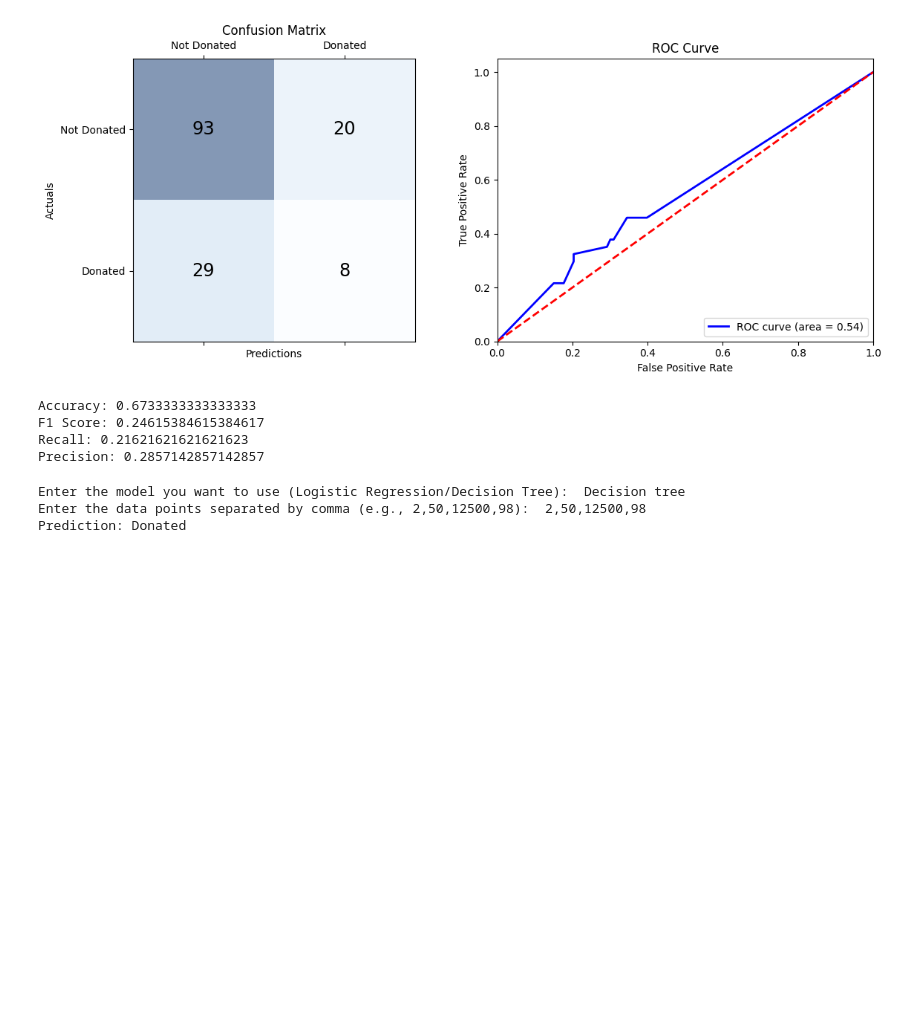
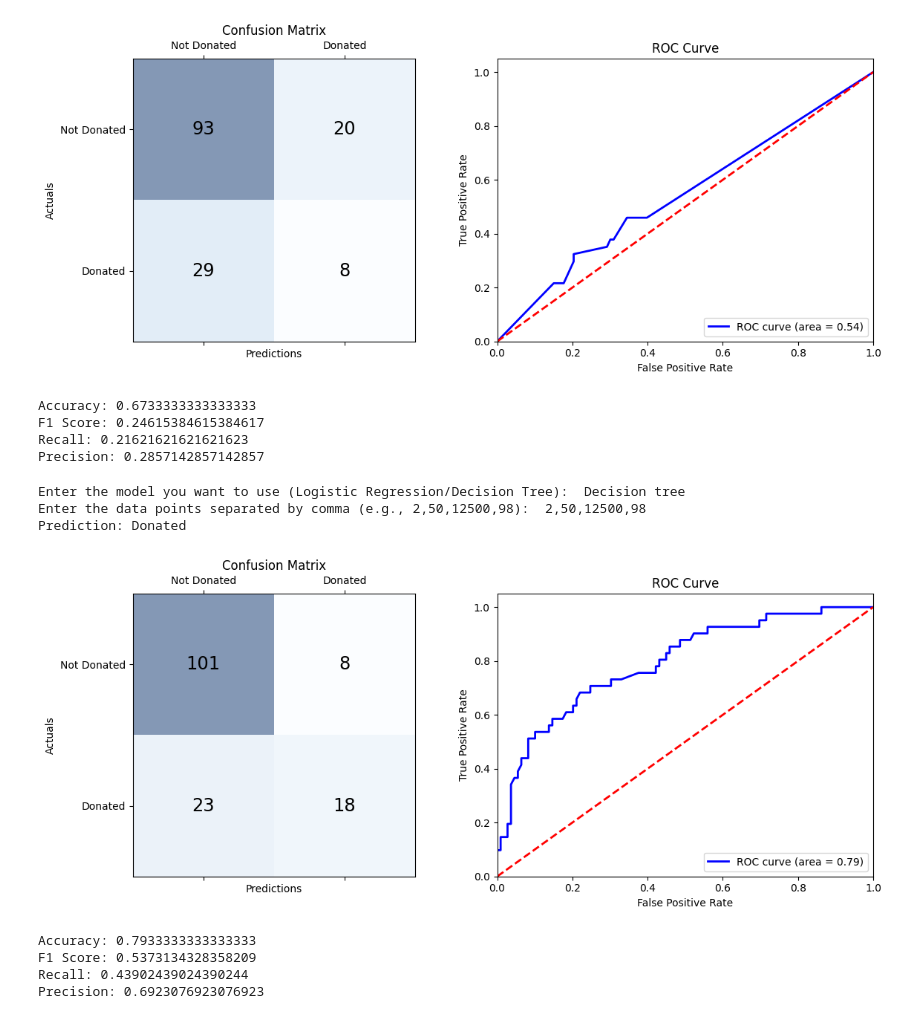
Before and after one commit to shreeshsingh28/Blood-Donation-Prediction, a Jupyter notebook: BloodDonationPredition.ipynb, the cells around one changed output. Drawn from its saved outputs; the diff is of its cells as text; code cells hidden in the pictures; blank space fills up the shorter version.

Commit message:
implemented Neural Network Model

```diff
--- a/BloodDonationPredition.ipynb
+++ b/BloodDonationPredition.ipynb
@@ -185,3 +185,74 @@ print(f"Prediction: {prediction}")
 Enter the model you want to use (Logistic Regression/Decision Tree):  Decision tree
 Enter the data points separated by comma (e.g., 2,50,12500,98):  2,50,12500,98
 Prediction: Donated
+# %%
+import pandas as pd
+from sklearn.model_selection import train_test_split
+from sklearn.preprocessing import StandardScaler
+from sklearn.neural_network import MLPClassifier
+from sklearn.metrics import confusion_matrix, accuracy_score, f1_score, recall_score, precision_score, roc_curve, auc
+import matplotlib.pyplot as plt
+
+file_path = 'transfusion.csv'
+data = pd.read_csv(file_path)
+
+X = data.drop('whether he/she donated blood in March 2007', axis=1)
+y = data['whether he/she donated blood in March 2007']
+
+X_train, X_test, y_train, y_test = train_test_split(X, y, test_size=0.2, random_state=1)
+
+scaler = StandardScaler()
+X_train_scaled = scaler.fit_transform(X_train)
+X_test_scaled = scaler.transform(X_test)
+
+model = MLPClassifier(solver='lbfgs', alpha=1e-5, hidden_layer_sizes=(5, 2), random_state=1)
+model.fit(X_train_scaled, y_train)
+
+y_pred = model.predict(X_test_scaled)
+y_pred_proba = model.predict_proba(X_test_scaled)[:,1]
+
+conf_matrix = confusion_matrix(y_test, y_pred)
+accuracy = accuracy_score(y_test, y_pred)
+f1 = f1_score(y_test, y_pred)
+recall = recall_score(y_test, y_pred)
+precision = precision_score(y_test, y_pred)
+
+fpr, tpr, thresholds = roc_curve(y_test, y_pred_proba)
+roc_auc = auc(fpr, tpr)
+
+fig, ax = plt.subplots(1, 2, figsize=(12, 5))
+
+ax[0].matshow(conf_matrix, cmap=plt.cm.Blues, alpha=0.5)
+for i in range(conf_matrix.shape[0]):
+    for j in range(conf_matrix.shape[1]):
+        ax[0].text(x=j, y=i, s=conf_matrix[i, j], va='center', ha='center', size='xx-large')
+ax[0].set_xlabel('Predictions')
+ax[0].set_ylabel('Actuals')
+ax[0].set_title('Confusion Matrix')
+ax[0].set_xticks([0,1])
+ax[0].set_yticks([0,1])
+ax[0].set_xticklabels(['Not Donated', 'Donated'])
+ax[0].set_yticklabels(['Not Donated', 'Donated'])
+
+ax[1].plot(fpr, tpr, color='blue', lw=2, label='ROC curve (area = %0.2f)' % roc_auc)
+ax[1].plot([0, 1], [0, 1], color='red', lw=2, linestyle='--')
+ax[1].set_xlim([0.0, 1.0])
+ax[1].set_ylim([0.0, 1.05])
+ax[1].set_xlabel('False Positive Rate')
+ax[1].set_ylabel('True Positive Rate')
+ax[1].set_title('ROC Curve')
+ax[1].legend(loc="lower right")
+
+plt.tight_layout()
+plt.show()
+
+print(f"Accuracy: {accuracy}")
+print(f"F1 Score: {f1}")
+print(f"Recall: {recall}")
+print(f"Precision: {precision}")
+# %% [output]
+[figure, added]
+Accuracy: 0.7933333333333333
+F1 Score: 0.5373134328358209
+Recall: 0.43902439024390244
+Precision: 0.6923076923076923
```
